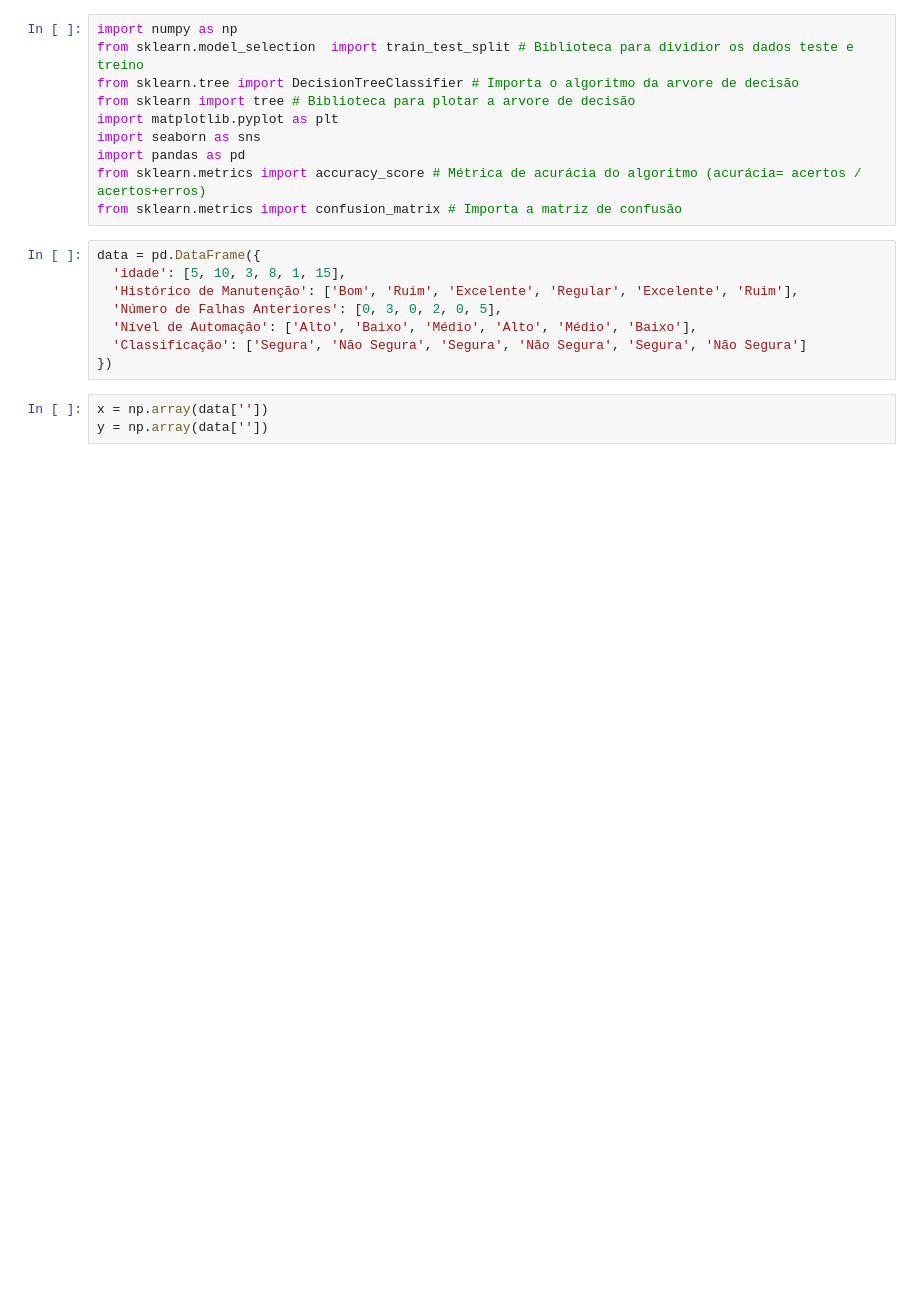
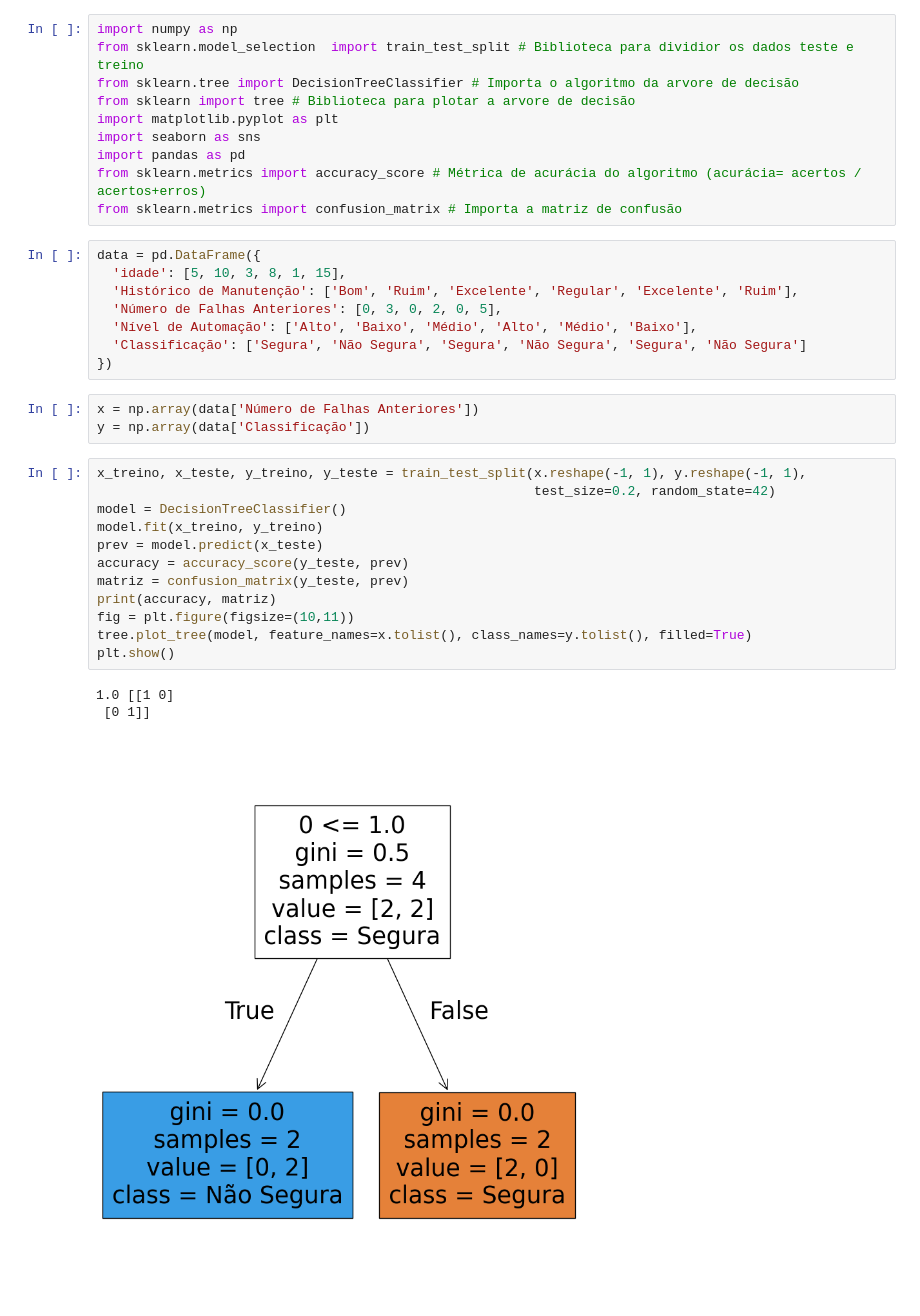
Before and after one commit to LuizEduardoBS/IABD_Inteligencia_Artificial_E_Big_Data, a Jupyter notebook: Aula_6/Exercicios/exercicio_2.ipynb, the cells around one changed output. Cells and saved outputs as stored; diff of their text form; blank space fills up the shorter version.

```diff
--- a/Aula_6/Exercicios/exercicio_2.ipynb
+++ b/Aula_6/Exercicios/exercicio_2.ipynb
@@ -17,5 +17,21 @@ data = pd.DataFrame({
   'Classificação': ['Segura', 'Não Segura', 'Segura', 'Não Segura', 'Segura', 'Não Segura']
 })
 # %%
-x = np.array(data[''])
-y = np.array(data[''])
+x = np.array(data['Número de Falhas Anteriores'])
+y = np.array(data['Classificação'])
+# %%
+x_treino, x_teste, y_treino, y_teste = train_test_split(x.reshape(-1, 1), y.reshape(-1, 1),
+                                                        test_size=0.2, random_state=42)
+model = DecisionTreeClassifier()
+model.fit(x_treino, y_treino)
+prev = model.predict(x_teste)
+accuracy = accuracy_score(y_teste, prev)
+matriz = confusion_matrix(y_teste, prev)
+print(accuracy, matriz)
+fig = plt.figure(figsize=(10,11))
+tree.plot_tree(model, feature_names=x.tolist(), class_names=y.tolist(), filled=True)
+plt.show()
+# %% [output]
+1.0 [[1 0]
+ [0 1]]
+[figure, added]
```
Also changed, not shown: 4 other files.
